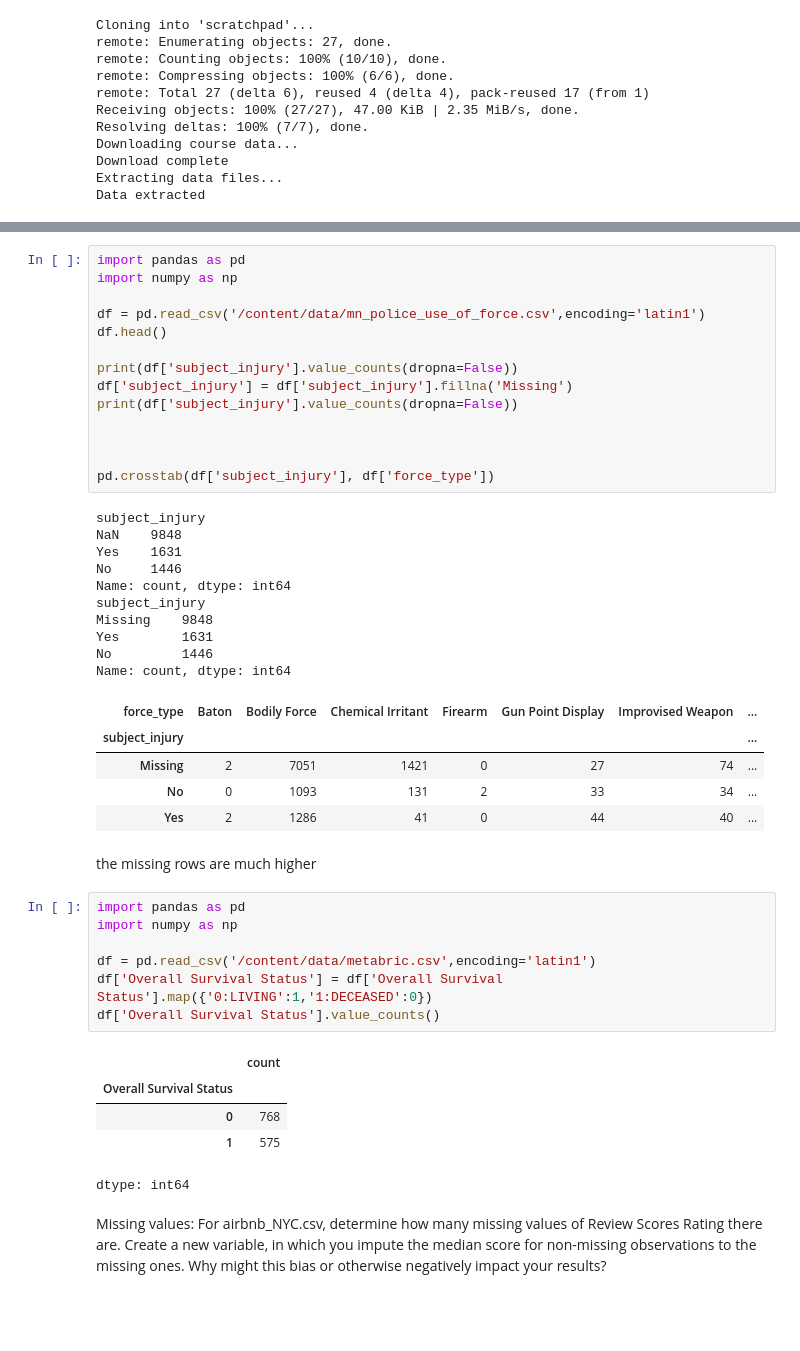
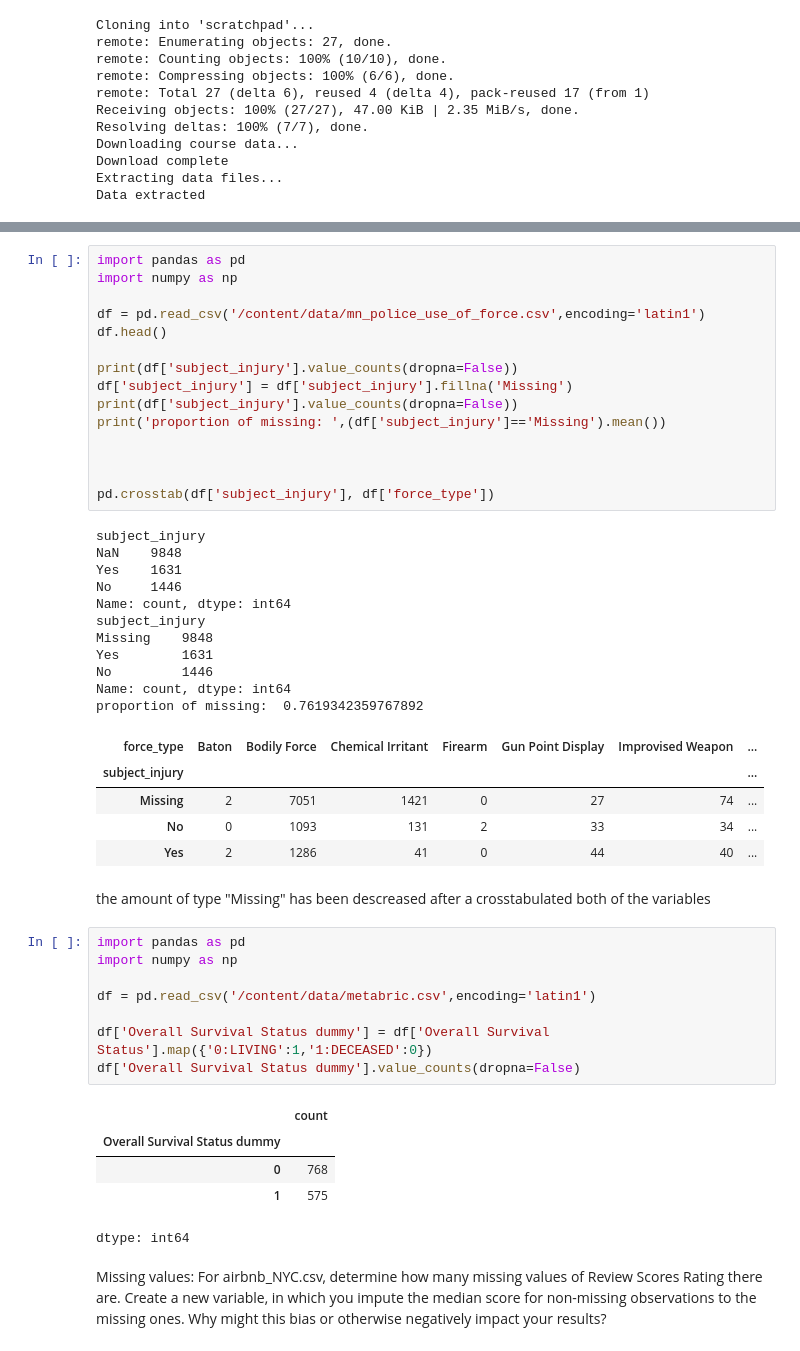
Before and after one commit to SafaaMahbub/undergrad_ml_assignments, a Jupyter notebook: 01_assignment_wrangling_and_eda.ipynb, the cells around one changed output, grey strips where cells are left out. Drawn from its saved outputs; the diff is of its cells as text; blank space fills up the shorter version.

```diff
--- a/01_assignment_wrangling_and_eda.ipynb
+++ b/01_assignment_wrangling_and_eda.ipynb
@@ -52,6 +52,7 @@ df.head()
 print(df['subject_injury'].value_counts(dropna=False))
 df['subject_injury'] = df['subject_injury'].fillna('Missing')
 print(df['subject_injury'].value_counts(dropna=False))
+print('proportion of missing: ',(df['subject_injury']=='Missing').mean())
 
 
 
@@ -67,23 +68,25 @@ Missing    9848
 Yes        1631
 No         1446
 Name: count, dtype: int64
+proportion of missing:  0.7619342359767892
 | force_type | Baton | Bodily Force | Chemical Irritant | Firearm | Gun Point Display | Improvised Weapon | ... |
 | subject_injury |  |  |  |  |  |  | ... |
 | Missing | 2 | 7051 | 1421 | 0 | 27 | 74 | ... |
 | No | 0 | 1093 | 131 | 2 | 33 | 34 | ... |
 | Yes | 2 | 1286 | 41 | 0 | 44 | 40 | ... |
 # %% [markdown]
-the missing rows are much higher
+the amount of type "Missing" has been descreased after a crosstabulated  both of the variables
 # %%
 import pandas as pd
 import numpy as np
 
 df = pd.read_csv('/content/data/metabric.csv',encoding='latin1')
-df['Overall Survival Status'] = df['Overall Survival Status'].map({'0:LIVING':1,'1:DECEASED':0})
-df['Overall Survival Status'].value_counts()
+
+df['Overall Survival Status dummy'] = df['Overall Survival Status'].map({'0:LIVING':1,'1:DECEASED':0})
+df['Overall Survival Status dummy'].value_counts(dropna=False)
 # %% [output]
 |  | count |
-| Overall Survival Status |  |
+| Overall Survival Status dummy |  |
 | 0 | 768 |
 | 1 | 575 |
 dtype: int64
```
Also changed, not shown: parts of 5 cells of this notebook.
